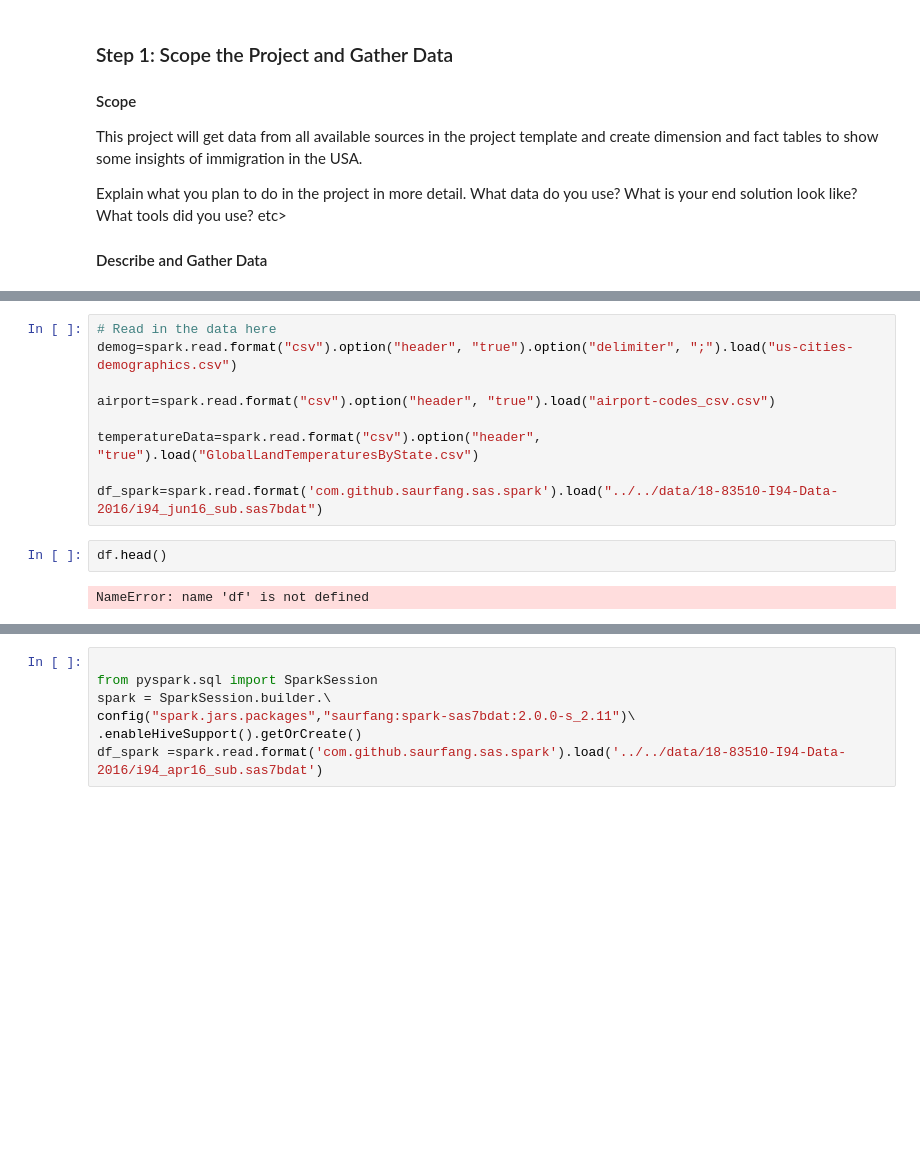
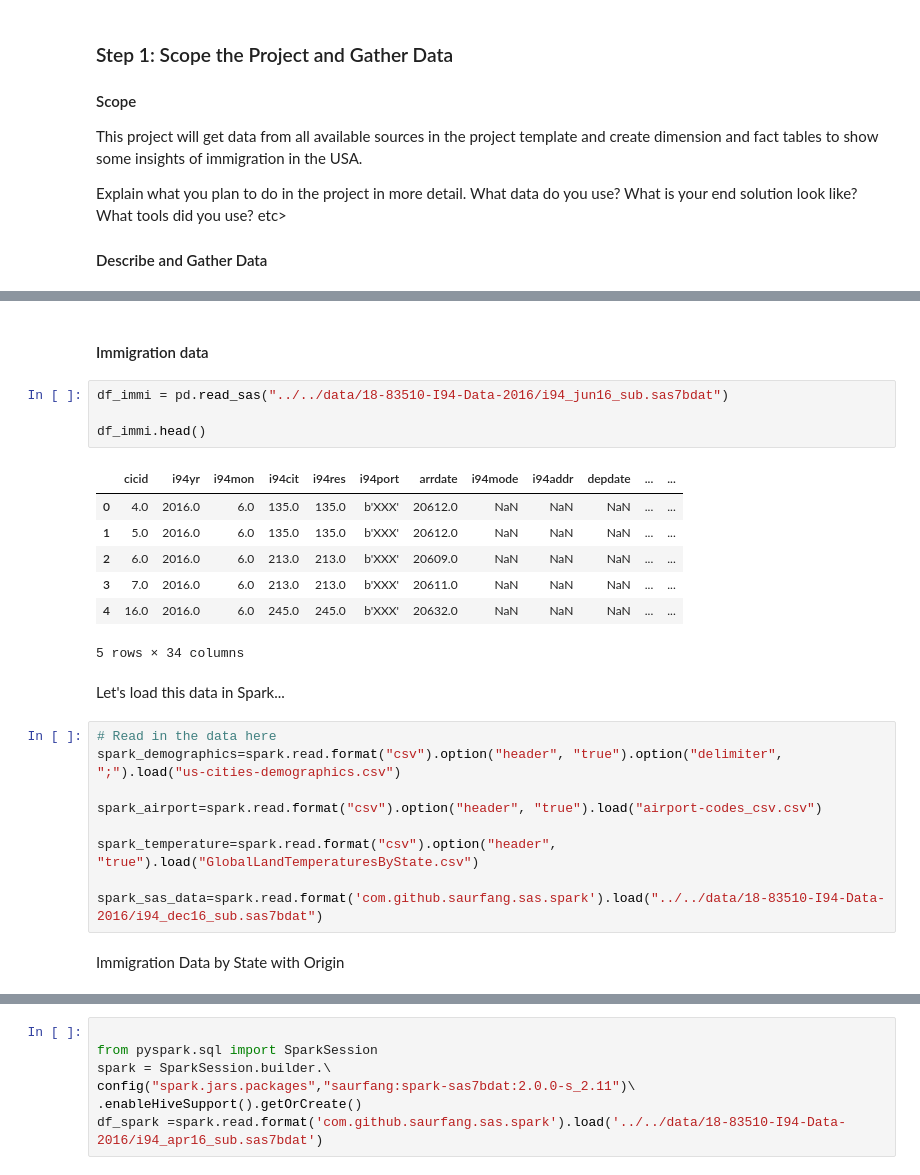
Before and after one commit to sbaezah/Udacity-Data-Engineering-Nanodegree, a Jupyter notebook: DEND-Capstone-Project/Capstone Project Template.ipynb, the cells around one changed output, grey strips where cells are left out. Drawn from its saved outputs; the diff is of its cells as text; blank space fills up the shorter version.

Commit message:
Add files via upload
WIP:
- Coding the data sources. Load, cleansing, etc.

```diff
--- a/DEND-Capstone-Project/Capstone Project Template.ipynb
+++ b/DEND-Capstone-Project/Capstone Project Template.ipynb
@@ -41,13 +82,27 @@ Explain what you plan to do in the project in more detail. What data do you use?
+# %% [markdown]
+#### Immigration data
+# %%
+df_immi = pd.read_sas("../../data/18-83510-I94-Data-2016/i94_jun16_sub.sas7bdat")
+
+df_immi.head()
+# %% [output]
+|  | cicid | i94yr | i94mon | i94cit | i94res | i94port | arrdate | i94mode | i94addr | depdate | ... | ... |
+| 0 | 4.0 | 2016.0 | 6.0 | 135.0 | 135.0 | b'XXX' | 20612.0 | NaN | NaN | NaN | ... | ... |
+| 1 | 5.0 | 2016.0 | 6.0 | 135.0 | 135.0 | b'XXX' | 20612.0 | NaN | NaN | NaN | ... | ... |
+| 2 | 6.0 | 2016.0 | 6.0 | 213.0 | 213.0 | b'XXX' | 20609.0 | NaN | NaN | NaN | ... | ... |
+| 3 | 7.0 | 2016.0 | 6.0 | 213.0 | 213.0 | b'XXX' | 20611.0 | NaN | NaN | NaN | ... | ... |
+| 4 | 16.0 | 2016.0 | 6.0 | 245.0 | 245.0 | b'XXX' | 20632.0 | NaN | NaN | NaN | ... | ... |
+5 rows × 34 columns
+# %% [markdown]
+Let's load this data in Spark...
 # %%
 # Read in the data here
-demog=spark.read.format("csv").option("header", "true").option("delimiter", ";").load("us-cities-demographics.csv")
+spark_demographics=spark.read.format("csv").option("header", "true").option("delimiter", ";").load("us-cities-demographics.csv")
 
-airport=spark.read.format("csv").option("header", "true").load("airport-codes_csv.csv")
+spark_airport=spark.read.format("csv").option("header", "true").load("airport-codes_csv.csv")
 
-temperatureData=spark.read.format("csv").option("header", "true").load("GlobalLandTemperaturesByState.csv")
+spark_temperature=spark.read.format("csv").option("header", "true").load("GlobalLandTemperaturesByState.csv")
 
-df_spark=spark.read.format('com.github.saurfang.sas.spark').load("../../data/18-83510-I94-Data-2016/i94_jun16_sub.sas7bdat")
+spark_sas_data=spark.read.format('com.github.saurfang.sas.spark').load("../../data/18-83510-I94-Data-2016/i94_dec16_sub.sas7bdat")
-# %%
-df.head()
-# %% [output]
-NameError: name 'df' is not defined
+# %% [markdown]
+Immigration Data by State with Origin
```
Also changed, not shown: parts of 9 cells of this notebook.
